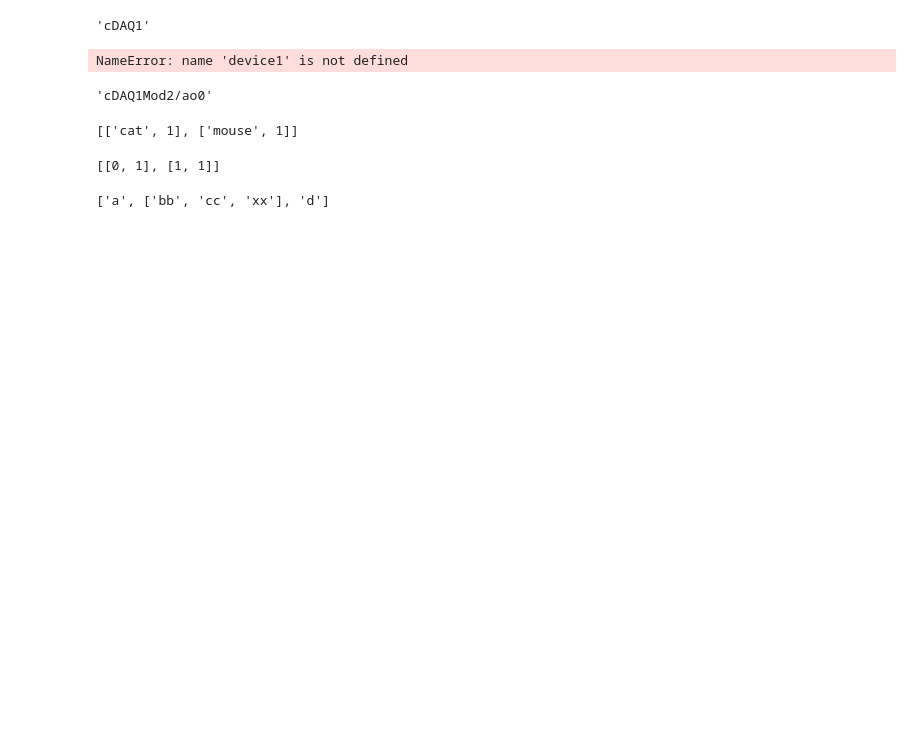
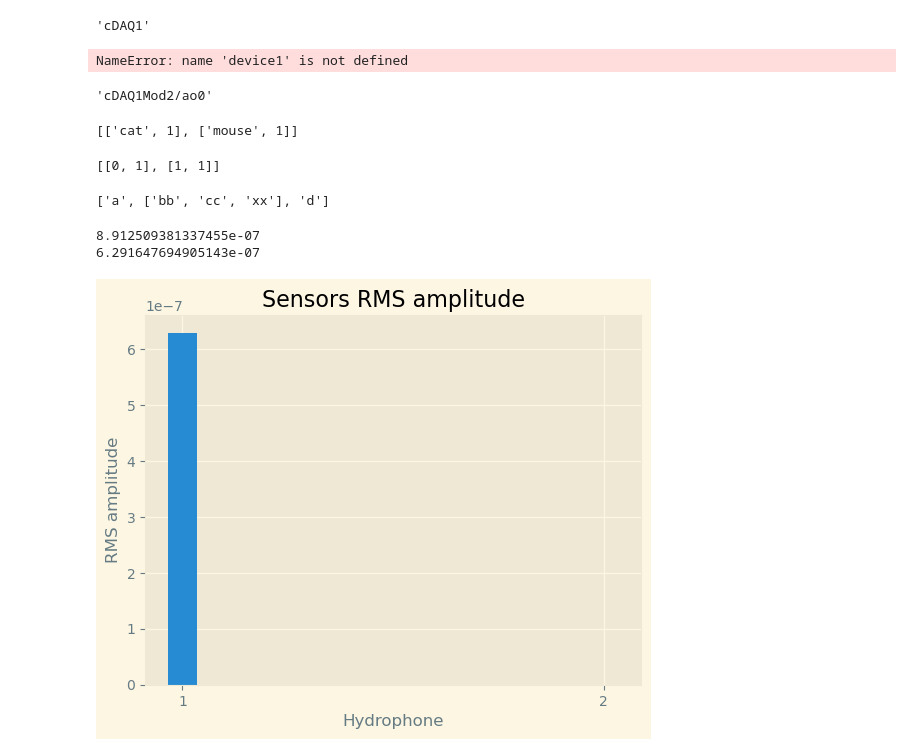
Before and after one commit to iandownie07/Acoustic-Analysis, a Jupyter notebook: Acoustic Analysis.ipynb, the cells around one changed output. Drawn from its saved outputs; the diff is of its cells as text; code cells hidden in the pictures; blank space fills up the shorter version.

```diff
--- a/Acoustic Analysis.ipynb
+++ b/Acoustic Analysis.ipynb
@@ -49,10 +49,10 @@ _VARS['window'] = sg.Window('Random Samples',
 
 drawTimeSeriesTx()
 drawPSDTx()
-drawRMS()
+
 
 local = ni.system.System.local()
-sg.set_options(dpi_awareness=True)
+#sg.set_options(dpi_awareness=True)
 first_time = True # initial settings
 
 # MAIN LOOP
@@ -61,16 +61,15 @@ while True:
     edit = False
     devices = query_devices()
     SetLED(_VARS['window'], '_DAQ_', 'green' if devices else 'red')
-    #print( _VARS['output_channel'])
+    print( _VARS['output_channel'])
     if first_time == True:
         _VARS['sensor_data'] = [[_VARS['output_channel'][i]] for i in range(len(_VARS['output_channel']))]
         for i in range(len(_VARS['sensor_data'])):
-            print('hi')
             _VARS['sensor_data'][i].append(1)
-    #print( _VARS['sensor_data'])
+        print( _VARS['sensor_data'])
         update_table(_VARS['window'], '-TABLE-', _VARS['sensor_data'])
     time.sleep(1)
-    event, values = _VARS['window'].read()#(timeout=200)
+    event, values = _VARS['window'].read(timeout=200)
     if event == sg.WIN_CLOSED or event == 'Exit':
         break
             # Checks if the event object is of tuple data type, indicating a click on a cell'
@@ -255,3 +255,19 @@ print(my_list)
 # Prints ['a', ['bb', 'cc', 'xx'], 'd']
 # %% [output]
 ['a', ['bb', 'cc', 'xx'], 'd']
+# %%
+    y = _VARS['recorded_data'][:, 1]
+    rms = np.sqrt(np.mean((y*_VARS['sensitivity'])**2))
+    print(_VARS['sensitivity'])
+    print(rms)
+    rms_values = [rms, 0]
+    hydrophones = ['1','2']
+    plt.bar(x = hydrophones, height = rms_values, width = 0.07)
+    plt.xlabel('Hydrophone')
+    plt.ylabel('RMS amplitude')
+    plt.title('Sensors RMS amplitude')
+    plt.show()
+# %% [output]
+8.912509381337455e-07
+6.291647694905143e-07
+[figure, added]
```
Also changed, not shown: parts of 3 cells of this notebook, 2 other files.
